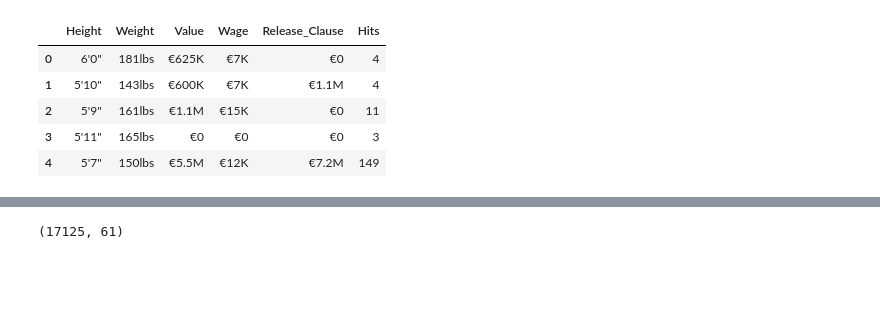
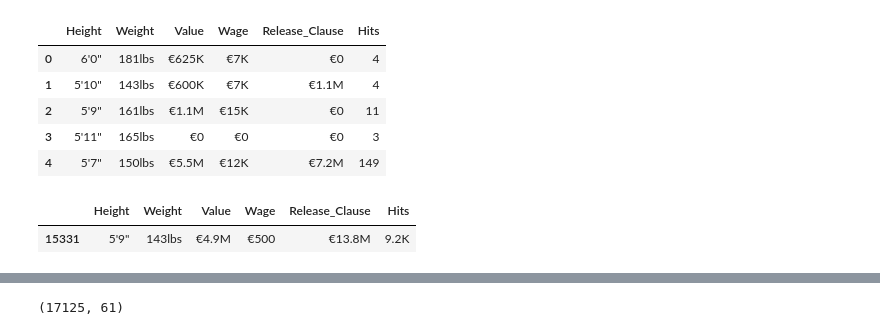
Before and after one commit to suphawadeeth/Data-Analytics-Ironhack, a Jupyter notebook: mini-project/fifa-mini-project.ipynb, the cells around one changed output, grey strips where cells are left out. Saved outputs shown, nothing was run; the diff lists cells and outputs as text; code cells hidden in the pictures; blank space fills up the shorter version.

```diff
--- a/mini-project/fifa-mini-project.ipynb
+++ b/mini-project/fifa-mini-project.ipynb
@@ -59,3 +59,8 @@ num.head()
 | 2 | 5'9" | 161lbs | €1.1M | €15K | €0 | 11 |
 | 3 | 5'11" | 165lbs | €0 | €0 | €0 | 3 |
 | 4 | 5'7" | 150lbs | €5.5M | €12K | €7.2M | 149 |
+# %%
+num[num["Hits"] == '9.2K']
+# %% [output]
+|  | Height | Weight | Value | Wage | Release_Clause | Hits |
+| 15331 | 5'9" | 143lbs | €4.9M | €500 | €13.8M | 9.2K |
```
Also changed, not shown: parts of 17 cells of this notebook, 3 other files.
